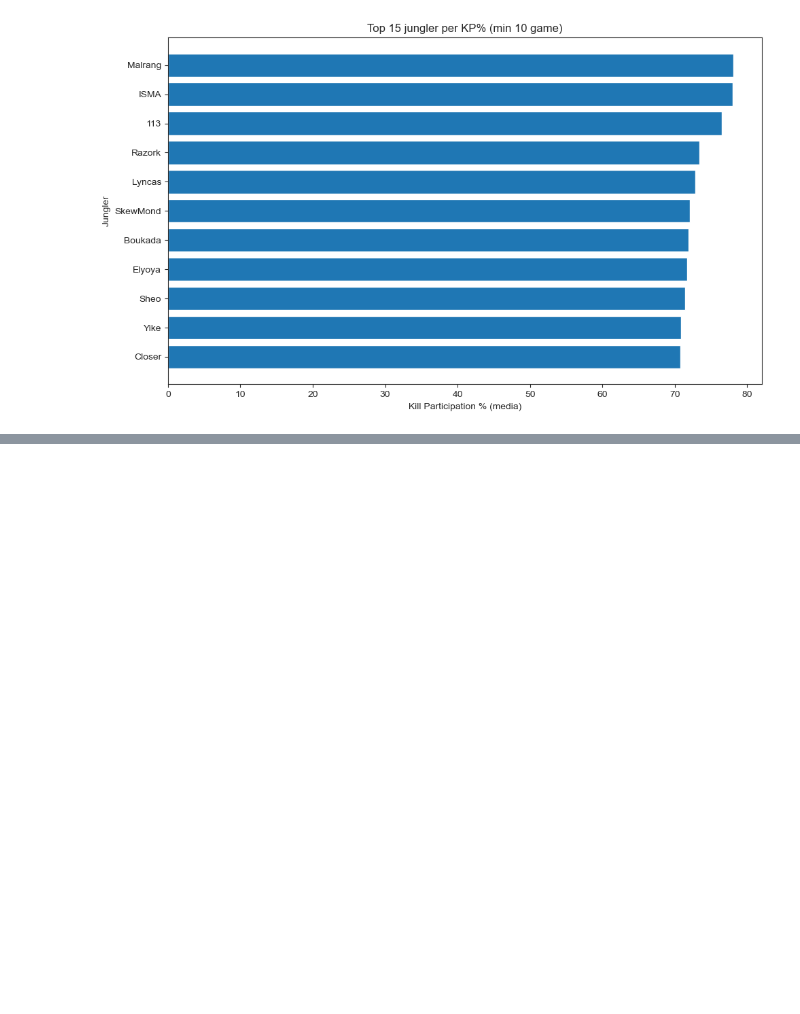
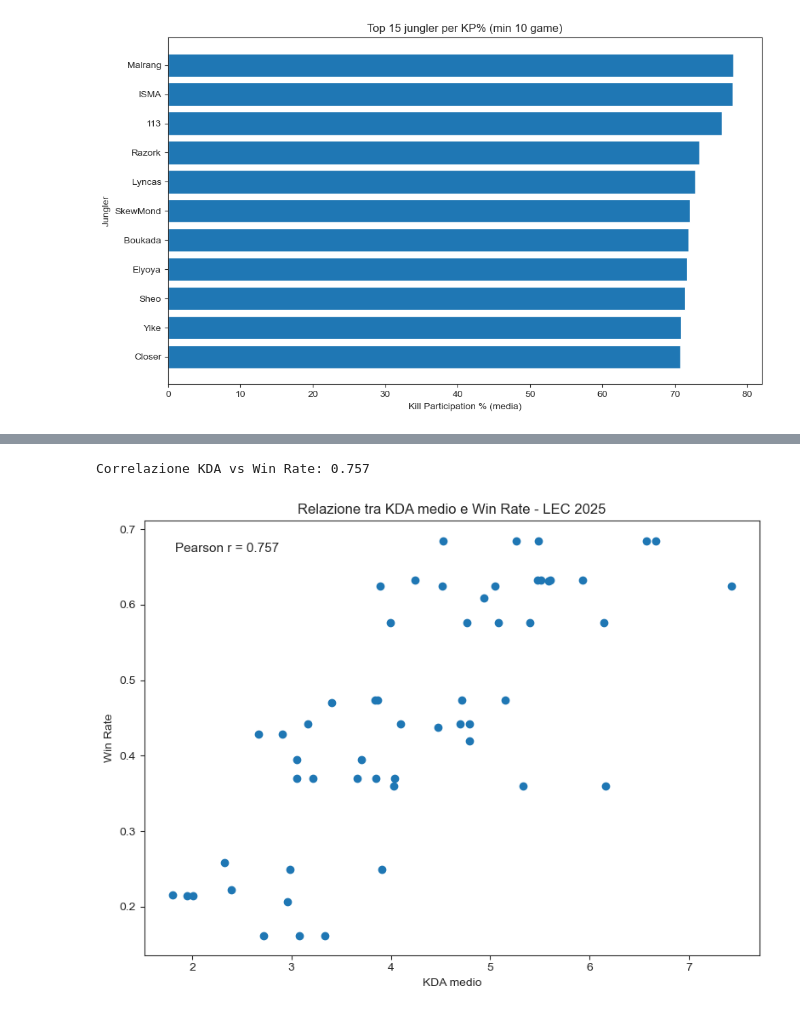
Before and after one commit to AnalystEca/G2-project-analysis, a Jupyter notebook: G2_analisi.ipynb, the cells around one changed output, grey strips where cells are left out. Cells and saved outputs as stored; diff of their text form; code cells hidden in the pictures; blank space fills up the shorter version.

```diff
--- a/G2_analisi.ipynb
+++ b/G2_analisi.ipynb
@@ -1802,0 +1960,26 @@ Nel complesso, la distribuzione dei valori evidenzia come i jungler con KP% più
+# %%
+# 1) Selezione colonne
+kda_df = lec_df[['playername', 'position', 'kills', 'deaths', 'assists', 'result']].copy()
+
+# 2) Filtro solo player (no team)
+kda_df = kda_df[kda_df['position'] != 'team']
+
+# 3) Calcolo KDA per partita
+kda_df['kda'] = (kda_df['kills'] + kda_df['assists']) / kda_df['deaths'].replace(0, np.nan)
+
+# 4) Aggregazione per player
+player_kda_wr = (
+    kda_df
+    .groupby('playername', as_index=False)
+    .agg(
+        games=('kda', 'size'),
+        avg_kda=('kda', 'mean'),
+        win_rate=('result', 'mean')
+    )
+)
+
+# 5) Filtro minimo partite
+MIN_GAMES = 10
+player_kda_wr = player_kda_wr[player_kda_wr['games'] >= MIN_GAMES]
+
+player_kda_wr.head()
@@ -1802,0 +1993,27 @@ Nel complesso, la distribuzione dei valori evidenzia come i jungler con KP% più
+# %%
+correlation = player_kda_wr['avg_kda'].corr(player_kda_wr['win_rate'])
+
+print("Correlazione KDA vs Win Rate:", round(correlation, 3))
+# %% [output]
+Correlazione KDA vs Win Rate: 0.757
+# %%
+plt.figure(figsize=(8,6))
+plt.scatter(player_kda_wr['avg_kda'], player_kda_wr['win_rate'])
+
+plt.xlabel("KDA medio")
+plt.ylabel("Win Rate")
+plt.title("Relazione tra KDA medio e Win Rate - LEC 2025")
+
+# Inserimento valore correlazione nel grafico
+plt.text(
+    0.05, 0.95,
+    f"Pearson r = {correlation:.3f}",
+    transform=plt.gca().transAxes,
+    fontsize=11,
+    verticalalignment='top'
+)
+
+plt.tight_layout()
+plt.show()
+# %% [output]
+[figure, added]
```
Also changed, not shown: parts of 19 cells of this notebook, 1 other file.
